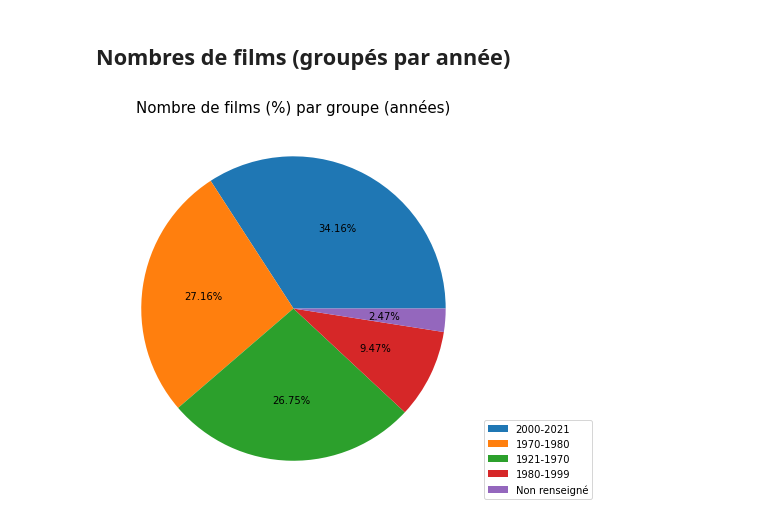
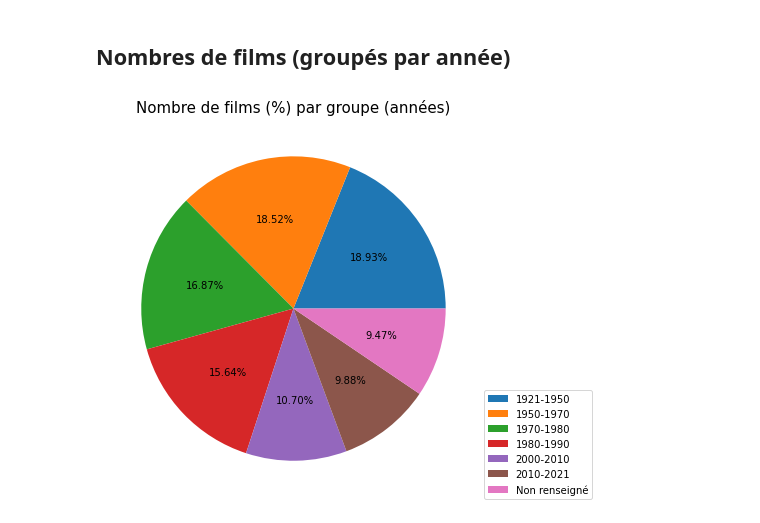
Before and after one commit to Melodyellinn/Projet_scraping, a Jupyter notebook: Scraping/notebook_visualisation_python.ipynb, the cells around one changed output. Cells and saved outputs as stored; diff of their text form; code cells hidden in the pictures.

```diff
--- a/Scraping/notebook_visualisation_python.ipynb
+++ b/Scraping/notebook_visualisation_python.ipynb
@@ -87,16 +87,16 @@ plt.show()
 # %%
 df['year_of_release'] = df['year_of_release'].sort_values(ascending=False)
 # %%
-bins = [1921,1970, 1980,1999,2000,2021]
+bins = [1921,1950 ,1970, 1980,1990,2000,2010, 2021]
 df['binned'] = pd.cut(df['year_of_release'], bins=bins)
 # %%
 # pie chart
 plt.figure(figsize=(10,7))
-labels = "2000-2021","1970-1980","1921-1970","1980-1999","Non renseigné"
+labels = "1921-1950","1950-1970","1970-1980","1980-1990","2000-2010","2010-2021","Non renseigné"
 
 plt.pie(df['binned'].value_counts(), autopct='%0.02f%%')
 plt.legend(df['binned'].unique(), loc=(1,0), labels=labels)
 plt.title('Nombre de films (%) par groupe (années)', fontsize=15)
 plt.show()
 # %% [output]
-[figure, old version]
+[figure, new version]
```
Also changed, not shown: 1 other file.
